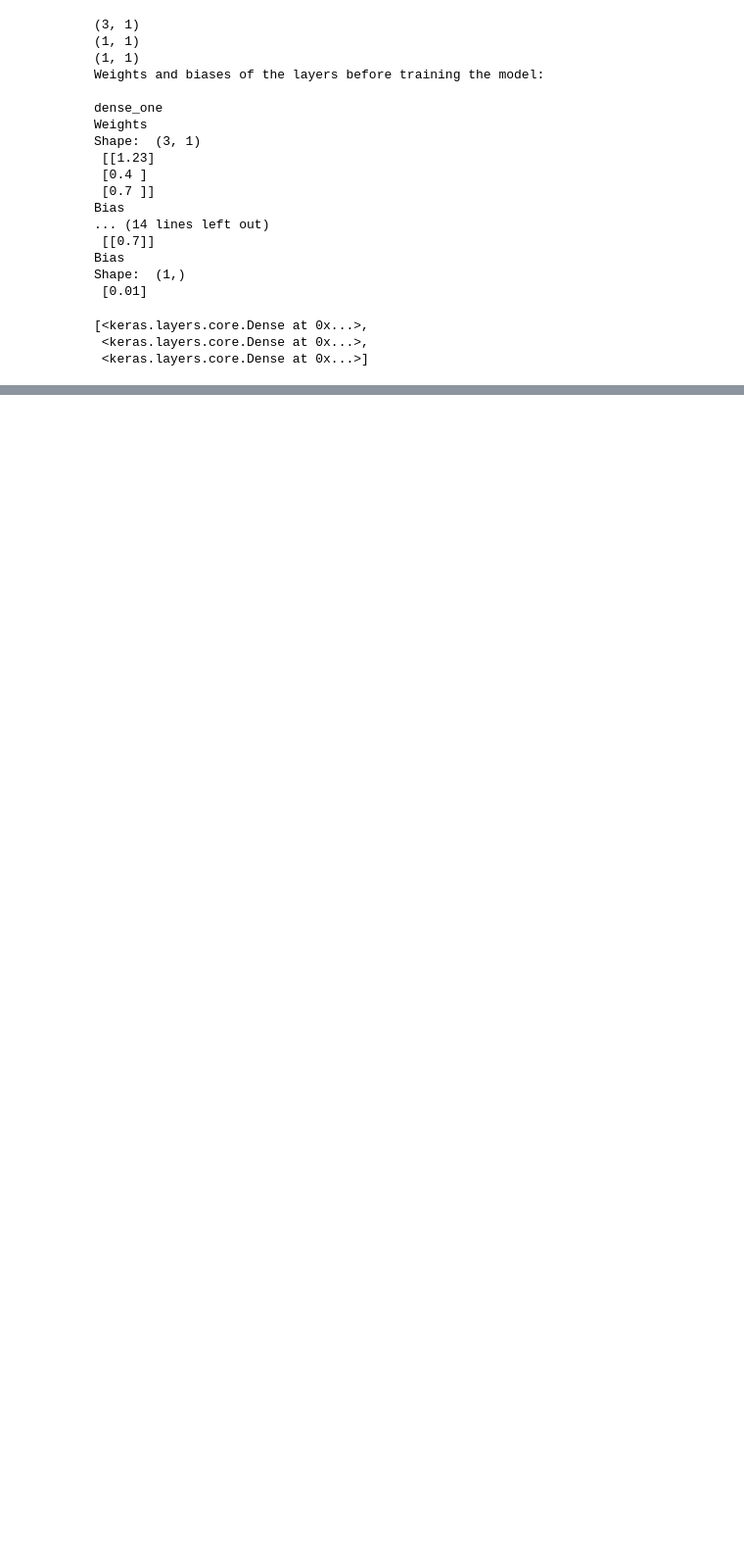
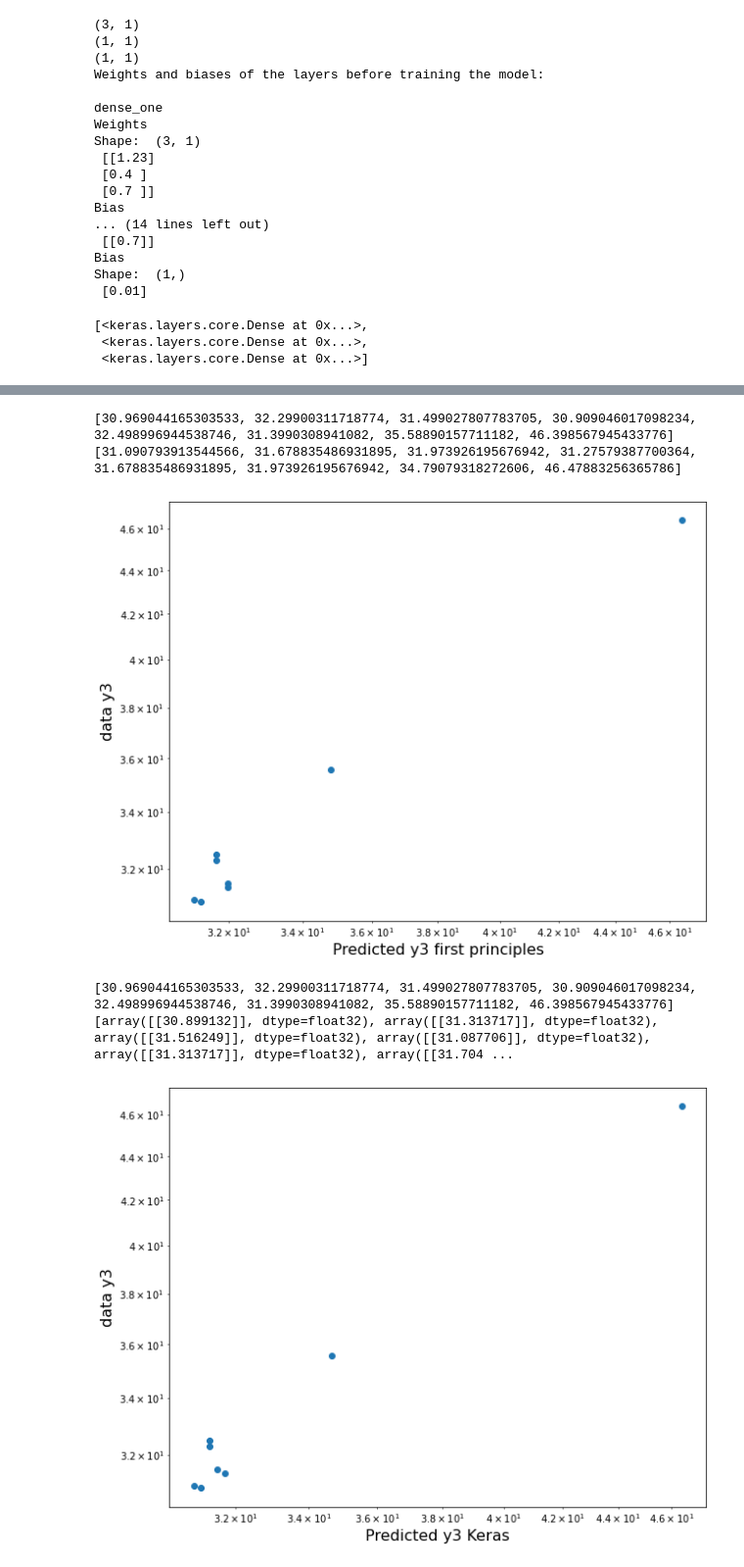
Before and after one commit to joshuaaduarte/Hybrid-Solar-Fossil-Fuel-Nueral-Network, a Jupyter notebook: project_two_pavan.ipynb, the cells around one changed output, grey strips where cells are left out. Shown at 98% size. Saved outputs shown, nothing was run; the diff lists cells and outputs as text; code cells hidden in the pictures; blank space fills up the shorter version.

```diff
--- a/project_two_pavan.ipynb
+++ b/project_two_pavan.ipynb
@@ -180,6 +180,7 @@ xydatar.append([20., 15.3, 306.0, 31.4])
 xydatar.append([24., 13.0, 310.8, 35.59])
 xydatar.append([36., 14.5, 308.0, 46.4])
 print ('Tdbin, Twbin, qdot, Tdbout, ypredicted:')
+Y3_FP = []
 for i in range(0,8):
     z1 = w01*xydata[i][0]+w02*xydata[i][1]+w03*xydata[i][2]+b1
     sig1 = z1
@@ -206,6 +207,8 @@ for i in range(0,8):
     a3 = sig3
 
     print (xydatar[i][0], xydatar[i][1], xydatar[i][2], xydatar[i][3], a3*32.4)
+    Y3_FP.append(a3*32.4)
+%store Y3_FP
 # %% [output]
 [[0.9900990099009901, 0.896551724137931, 1.009090909090909, 0.9558641975308642], [0.9900990099009901, 1.0, 1.0, 0.9969135802469136], [0.9900990099009901, 1.0551724137931036, 0.9935064935064936, 0.9722 ...
 last w01, w02, w03, w12, w23:
@@ -447,7 +453,6 @@ smallest loss = 0.013678543269634247
 # %%
 from __future__ import print_function
 #For results of training network:
-
 #keras.layer.get_weights() function retrieves weight values
 first_layer_weights = model.layers[0].get_weights()[0]
 w01 = first_layer_weights[0][0]
@@ -489,9 +494,15 @@ for i in range(0,8):
     print (xarray[i][0], xarray[i][1], xarray[i][2], df.y3[i], a3)
 print('  ')
 print ('x01,  x02,   x03,  y3,  a3*32.4:')
+Y3_keras = []
+Y3_data = []
 for i in range(0,8):
     test = [[xarray[i][0], xarray[i][1], xarray[i][2]]]
     testarray = np.array(test)
     a3 = model.predict(testarray)
+    Y3_keras.append(a3*32.4)
+    Y3_data.append(df.y3[i]*32.4)
     print (xarray[i][0]*20.2, xarray[i][1]*14.5, xarray[i][2]*308.0, df.y3[i]*32.4, a3*32.4)
+%store Y3_keras
+%store Y3_data
 # %% [output]
@@ -514,0 +528,29 @@ w23 =  0.68293154
+# %%
+#Plot predicted y3 vs. data y3
+#First principles
+import matplotlib.pyplot as plt
+import numpy as np
+print(Y3_data)
+print(Y3_FP)
+plt.scatter(Y3_FP,Y3_data)
+plt.xlabel('Predicted y3 first principles', fontsize='16')
+plt.ylabel('data y3', fontsize='16')
+plt.loglog()
+plt.show()
+#Keras
+import matplotlib.pyplot as plt
+import numpy as np
+print(Y3_data)
+print(Y3_keras)
+plt.scatter(Y3_keras,Y3_data)
+plt.xlabel('Predicted y3 Keras', fontsize='16')
+plt.ylabel('data y3', fontsize='16')
+plt.loglog()
+plt.show()
+# %% [output]
+[30.969044165303533, 32.29900311718774, 31.499027807783705, 30.909046017098234, 32.498996944538746, 31.3990308941082, 35.58890157711182, 46.398567945433776]
+[31.090793913544566, 31.678835486931895, 31.973926195676942, 31.27579387700364, 31.678835486931895, 31.973926195676942, 34.79079318272606, 46.47883256365786]
+[figure, added]
+[30.969044165303533, 32.29900311718774, 31.499027807783705, 30.909046017098234, 32.498996944538746, 31.3990308941082, 35.58890157711182, 46.398567945433776]
+[array([[30.899132]], dtype=float32), array([[31.313717]], dtype=float32), array([[31.516249]], dtype=float32), array([[31.087706]], dtype=float32), array([[31.313717]], dtype=float32), array([[31.704 ...
+[figure, added]
```
Also changed, not shown: parts of 29 cells of this notebook.
